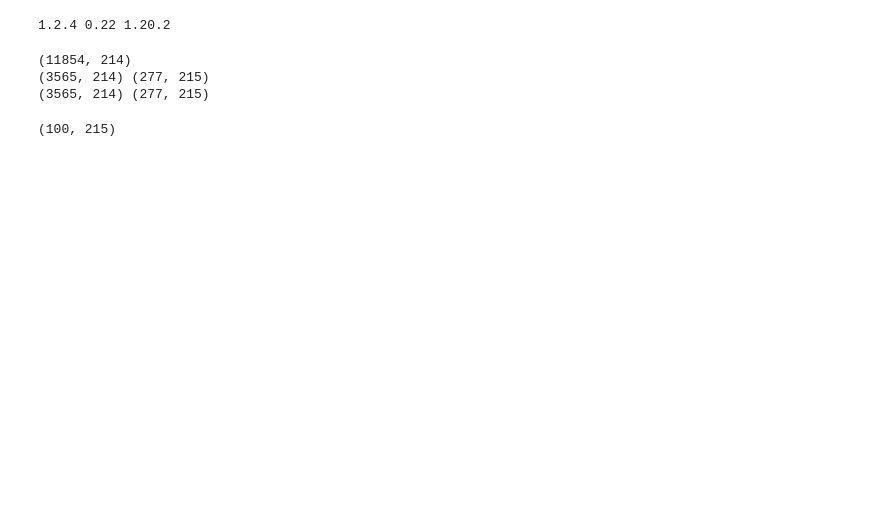
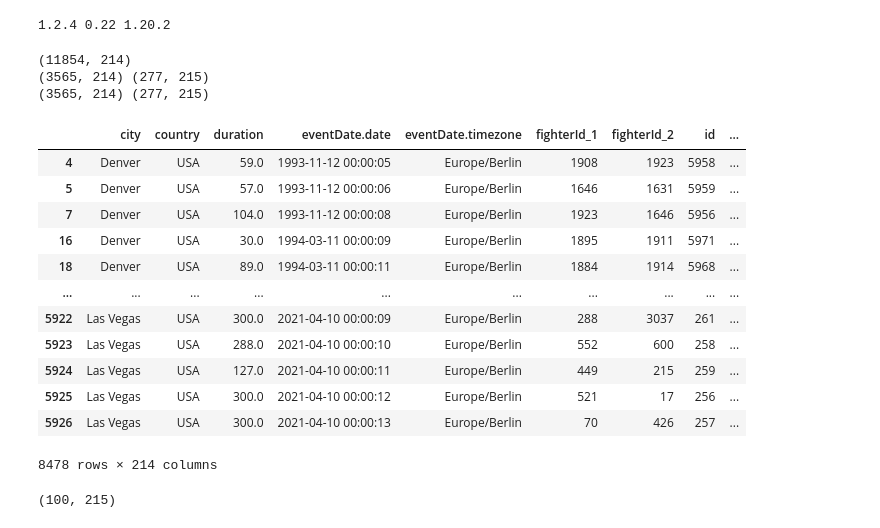
Before and after one commit to NikolayTV/UFC_3.0, a Jupyter notebook: Notebooks/Catboost_v1_1/2.Model training.ipynb, the cells around one changed output. Drawn from its saved outputs; the diff is of its cells as text; code cells hidden in the pictures; blank space fills up the shorter version.

```diff
--- a/Notebooks/Catboost_v1_1/2.Model training.ipynb
+++ b/Notebooks/Catboost_v1_1/2.Model training.ipynb
@@ -70,6 +70,22 @@ print(train2.shape, val2.shape)
 (11854, 214)
 (3565, 214) (277, 215)
 (3565, 214) (277, 215)
+# %%
+df
+# %% [output]
+|  | city | country | duration | eventDate.date | eventDate.timezone | fighterId_1 | fighterId_2 | id | ... |
+| 4 | Denver | USA | 59.0 | 1993-11-12 00:00:05 | Europe/Berlin | 1908 | 1923 | 5958 | ... |
+| 5 | Denver | USA | 57.0 | 1993-11-12 00:00:06 | Europe/Berlin | 1646 | 1631 | 5959 | ... |
+| 7 | Denver | USA | 104.0 | 1993-11-12 00:00:08 | Europe/Berlin | 1923 | 1646 | 5956 | ... |
+| 16 | Denver | USA | 30.0 | 1994-03-11 00:00:09 | Europe/Berlin | 1895 | 1911 | 5971 | ... |
+| 18 | Denver | USA | 89.0 | 1994-03-11 00:00:11 | Europe/Berlin | 1884 | 1914 | 5968 | ... |
+| ... | ... | ... | ... | ... | ... | ... | ... | ... | ... |
+| 5922 | Las Vegas | USA | 300.0 | 2021-04-10 00:00:09 | Europe/Berlin | 288 | 3037 | 261 | ... |
+| 5923 | Las Vegas | USA | 288.0 | 2021-04-10 00:00:10 | Europe/Berlin | 552 | 600 | 258 | ... |
+| 5924 | Las Vegas | USA | 127.0 | 2021-04-10 00:00:11 | Europe/Berlin | 449 | 215 | 259 | ... |
+| 5925 | Las Vegas | USA | 300.0 | 2021-04-10 00:00:12 | Europe/Berlin | 521 | 17 | 256 | ... |
+| 5926 | Las Vegas | USA | 300.0 | 2021-04-10 00:00:13 | Europe/Berlin | 70 | 426 | 257 | ... |
+8478 rows × 214 columns
 # %%
 test1  = df[(df['eventDate.date'].dt.year == 2021) &
           ((df['type']=='straight'))]
```
Also changed, not shown: parts of 2 cells of this notebook, 41 other files.
